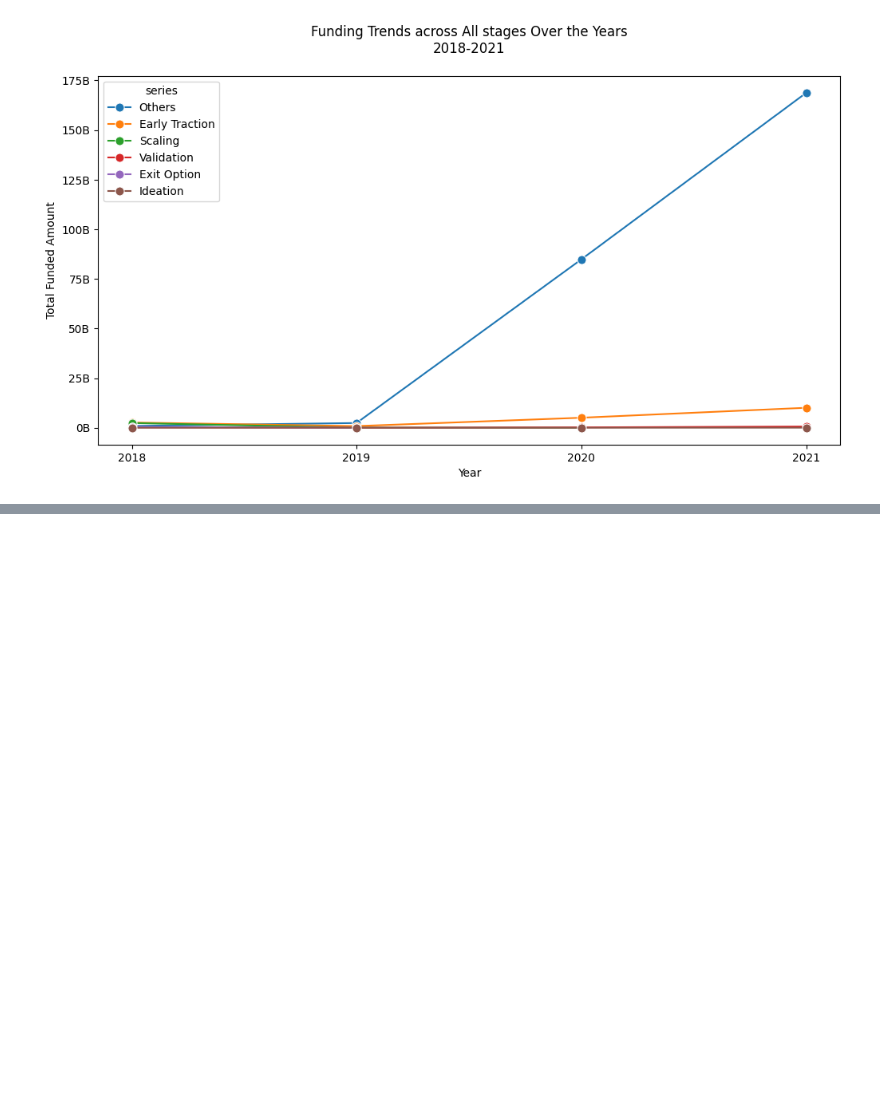
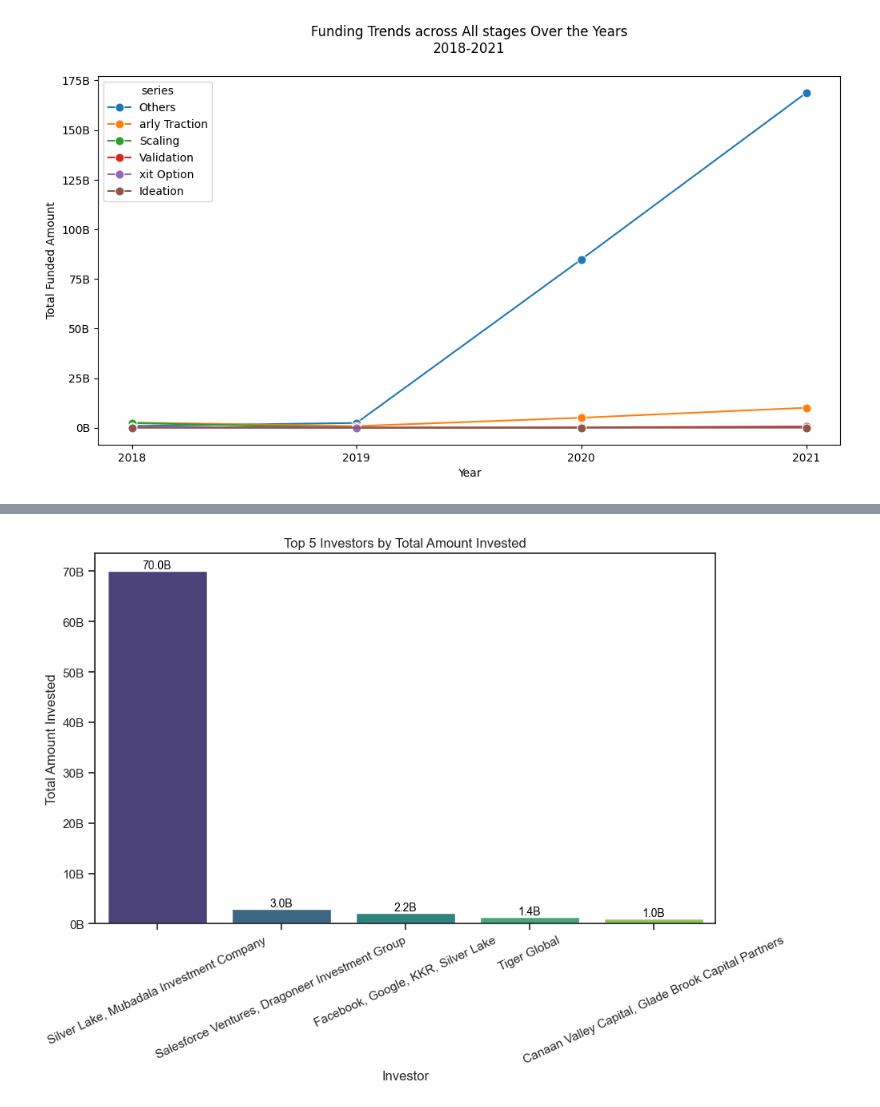
Before and after one commit to MurithiDenisGitobu/EDA-Indian-Startup-Funding, a Jupyter notebook: LP1_Project.ipynb.ipynb, the cells around one changed output, grey strips where cells are left out. Drawn from its saved outputs; the diff is of its cells as text; code cells hidden in the pictures; blank space fills up the shorter version.

```diff
--- a/LP1_Project.ipynb.ipynb
+++ b/LP1_Project.ipynb.ipynb
@@ -1051,0 +1099,19 @@ plt.show()
+# %%
+# Identinfy top investors
+# Group by 'investor' and calculate the sum of 'amount'
+investor_amount = df.groupby('investor')['amount'].sum().reset_index()
+top_investors = investor_amount.sort_values(by='amount', ascending=False).head(5)
+plt.figure(figsize=(10, 6))
+ax = sns.barplot(x='investor', y='amount', data=top_investors, palette='viridis')
+ax.yaxis.set_major_formatter(ticker.FuncFormatter(lambda x, _: '{:.0f}B'.format(x / 1e9)))
+for p in ax.patches:
+    ax.text(p.get_x() + p.get_width() / 2., p.get_height(), f'{p.get_height() / 1e9:.1f}B',
+            ha='center', va='bottom', fontsize=10, color='black')
+
+plt.title('Top 5 Investors by Total Amount Invested')
+plt.xlabel('Investor')
+plt.xticks(rotation=25)
+plt.ylabel('Total Amount Invested')
+plt.show()
+# %% [output]
+[figure, added]
```
Also changed, not shown: parts of 16 cells of this notebook.
